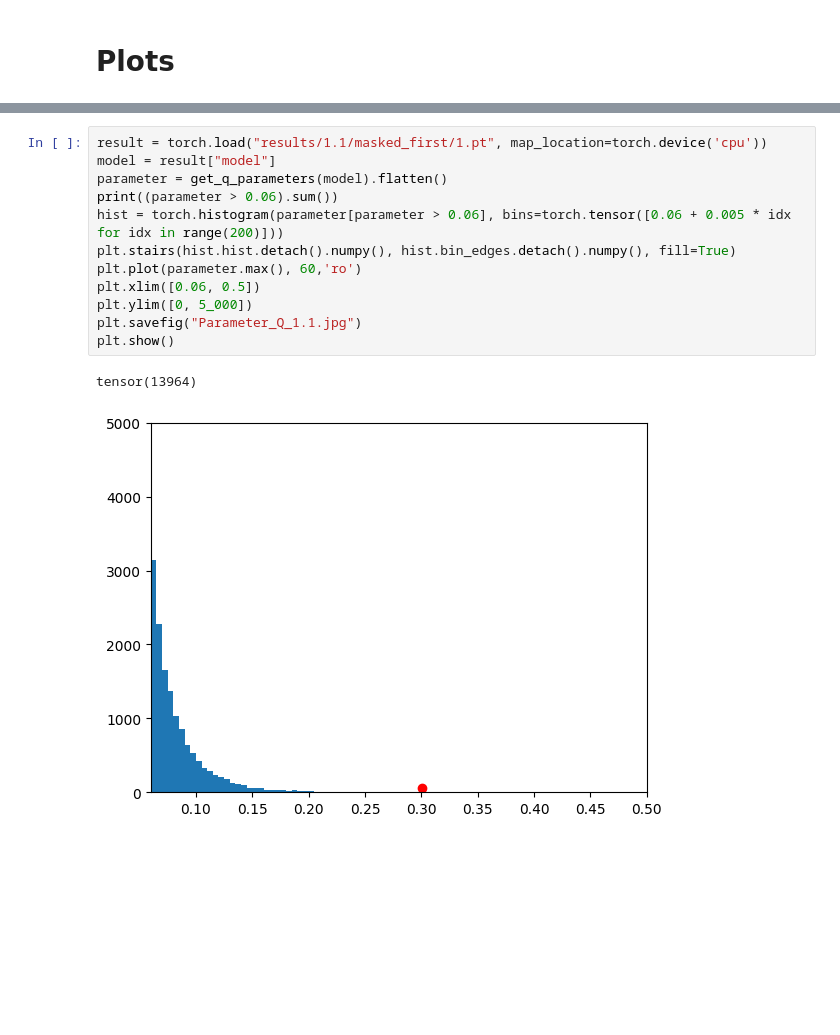
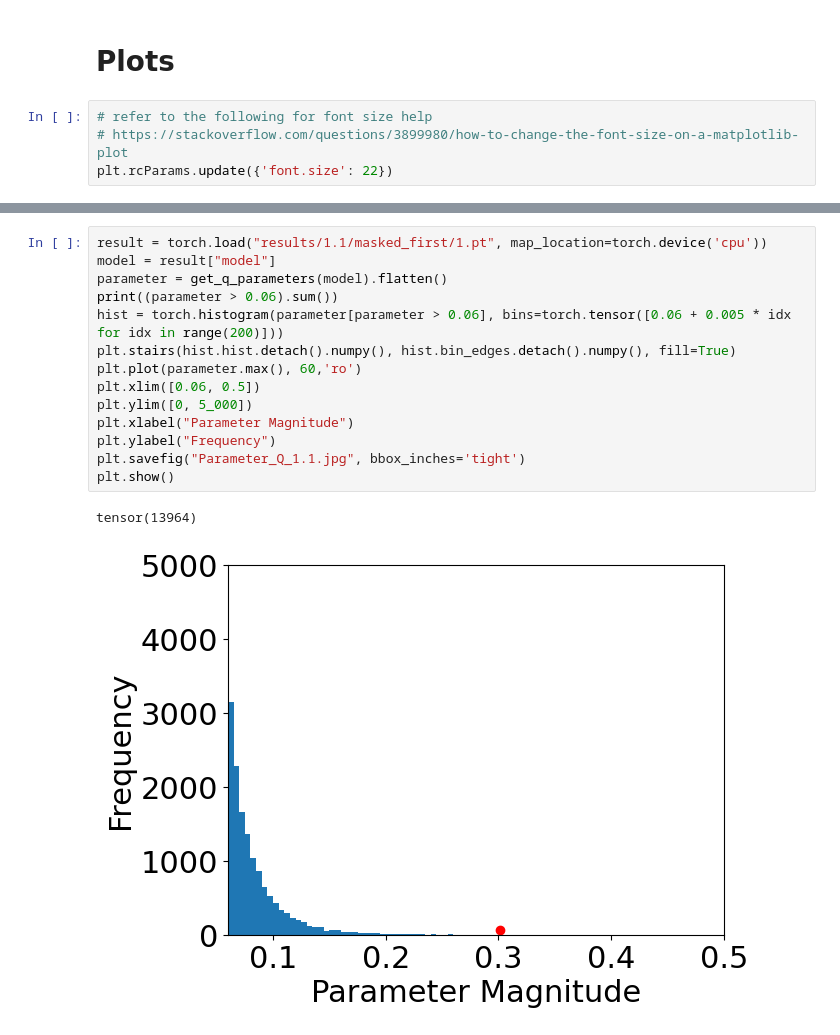
Before and after one commit to aaronk2002/AttentionMD, a Jupyter notebook: real-data/histogram.ipynb, the cells around one changed output, grey strips where cells are left out. Drawn from its saved outputs; the diff is of its cells as text; blank space fills up the shorter version.

Commit message:
updated notebooks for better presentation of images

```diff
--- a/real-data/histogram.ipynb
+++ b/real-data/histogram.ipynb
@@ -29,6 +29,10 @@ def get_v_parameters(model):
     return torch.cat(parameter)
 # %% [markdown]
 # Plots
+# %%
+# refer to the following for font size help
+# https://stackoverflow.com/questions/3899980/how-to-change-the-font-size-on-a-matplotlib-plot
+plt.rcParams.update({'font.size': 22})
 # %%
 result = torch.load("results/1.1/masked_first/1.pt", map_location=torch.device('cpu'))
 model = result["model"]
@@ -62,18 +70,20 @@ tensor(27224)
 # %%
 result = torch.load("results/1.1/masked_first/1.pt", map_location=torch.device('cpu'))
 model = result["model"]
 parameter = get_q_parameters(model).flatten()
 print((parameter > 0.06).sum())
 hist = torch.histogram(parameter[parameter > 0.06], bins=torch.tensor([0.06 + 0.005 * idx for idx in range(200)]))
 plt.stairs(hist.hist.detach().numpy(), hist.bin_edges.detach().numpy(), fill=True)
 plt.plot(parameter.max(), 60,'ro')
 plt.xlim([0.06, 0.5])
 plt.ylim([0, 5_000])
-plt.savefig("Parameter_Q_1.1.jpg")
+plt.xlabel("Parameter Magnitude")
+plt.ylabel("Frequency")
+plt.savefig("Parameter_Q_1.1.jpg", bbox_inches='tight')
 plt.show()
 # %% [output]
 tensor(13964)
-[figure, old version]
+[figure, new version]
 # %%
 result = torch.load("results/2/masked_first/1.pt", map_location=torch.device('cpu'))
 model = result["model"]
```
Also changed, not shown: parts of 5 cells of this notebook, 1 other file.
